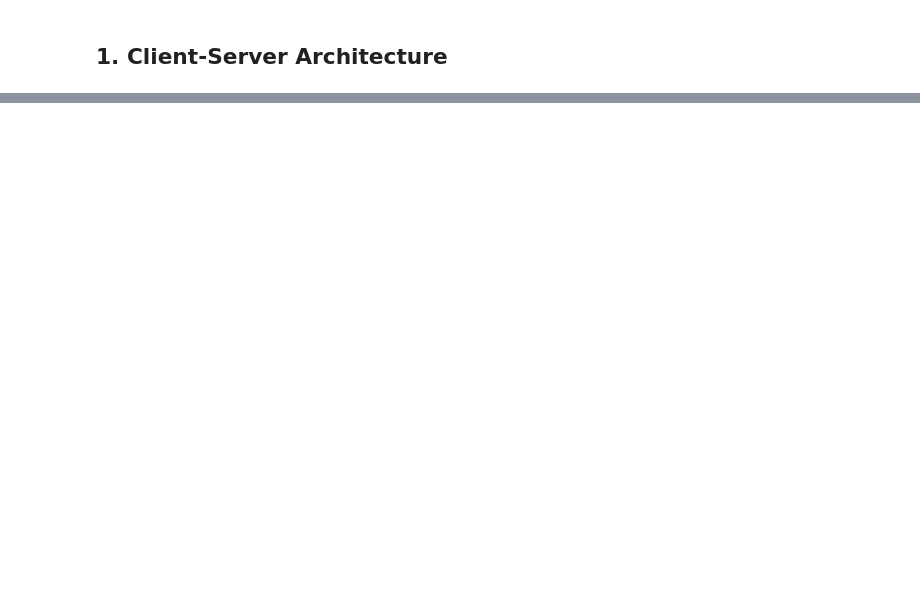
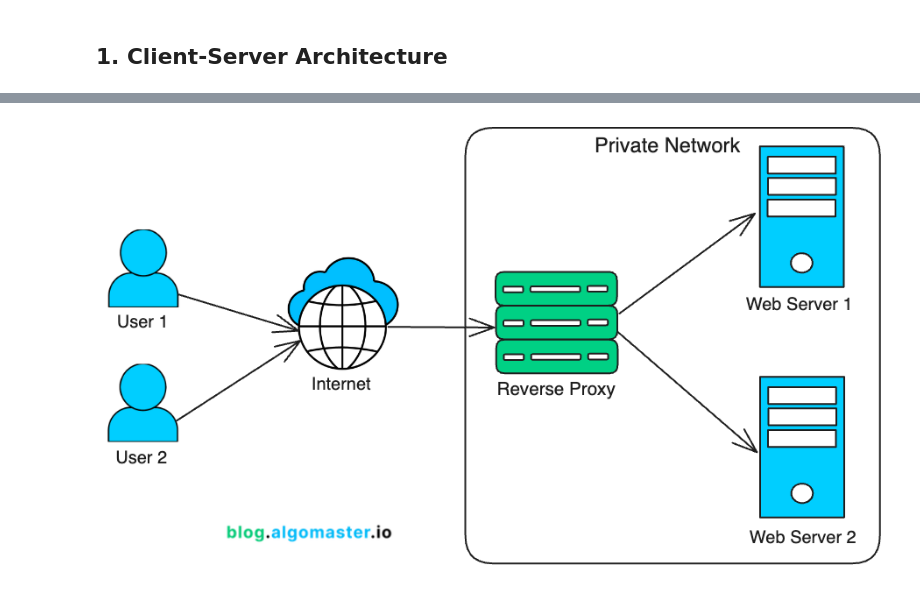
Before and after one commit to jain40470/System-Design, a Jupyter notebook: HLD/Basic/2 Basic Concepts.ipynb, the cells around one changed output, grey strips where cells are left out. Saved outputs shown, nothing was run; the diff lists cells and outputs as text; code cells hidden in the pictures; blank space fills up the shorter version.

```diff
--- a/HLD/Basic/2 Basic Concepts.ipynb
+++ b/HLD/Basic/2 Basic Concepts.ipynb
@@ -8,0 +81,4 @@ display(Image(filename='Utils/1.webp'))
+# %%
+display(Image(filename='Utils/6.png'))
+# %% [output]
+[figure, added]
```
Also changed, not shown: parts of 47 cells of this notebook, 1 other file.
